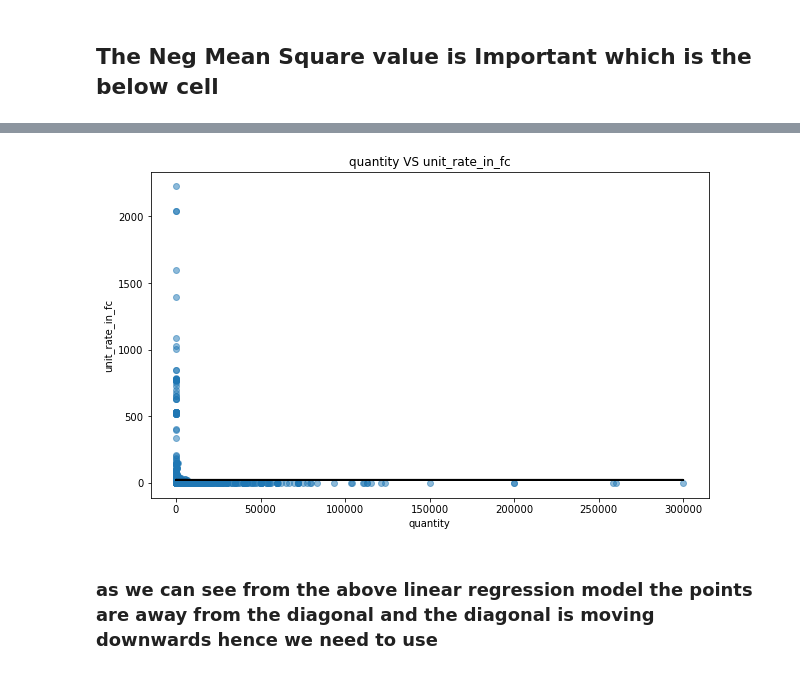
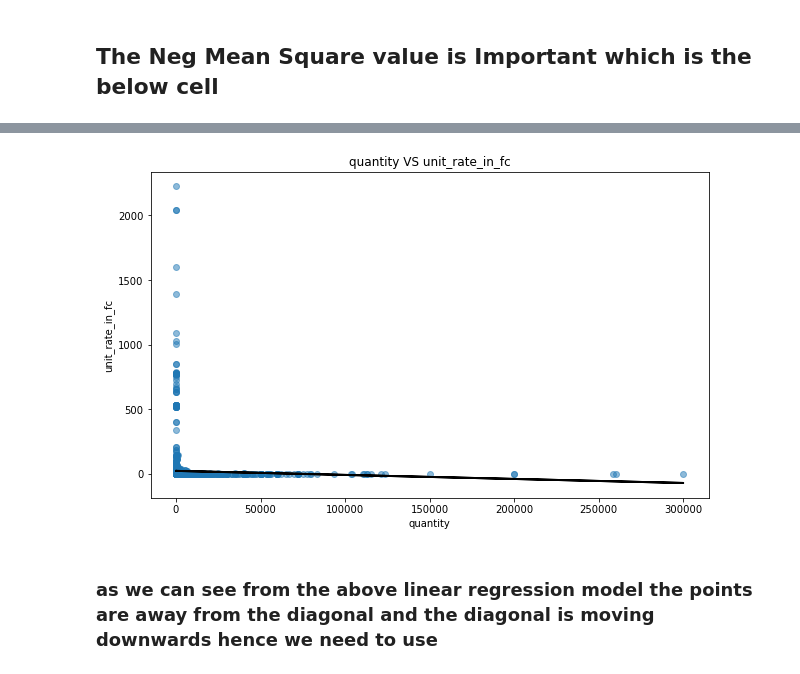
Before and after one commit to reuben21/A-Study-On-The-Insights-Data-Set, a Jupyter notebook: Project Insights Question 3.ipynb, the cells around one changed output, grey strips where cells are left out. Cells and saved outputs as stored; diff of their text form; code cells hidden in the pictures.

```diff
--- a/Project Insights Question 3.ipynb
+++ b/Project Insights Question 3.ipynb
@@ -57,13 +57,13 @@ print(metrics.r2_score(y_true=y_train, y_pred=model.predict(X_train)))
 # %%
 plt.figure(figsize=(10,6))
 plt.scatter(X,y,alpha=0.5)
-plt.plot(X,model.predict(), color='black',linewidth=2)
+plt.plot(X,model.predict(X), color='black',linewidth=2)
 plt.title("quantity VS unit_rate_in_fc")
 plt.xlabel("quantity")
 plt.ylabel("unit_rate_in_fc")
 plt.show()
 # %% [output]
-[figure, old version]
+[figure, new version]
 # %% [markdown]
 ### as we can see from the above linear regression model the points are away from the diagonal and the diagonal is moving downwards hence we need to use
 # %% [markdown]
```
Also changed, not shown: parts of 13 cells of this notebook, 2 other files.
